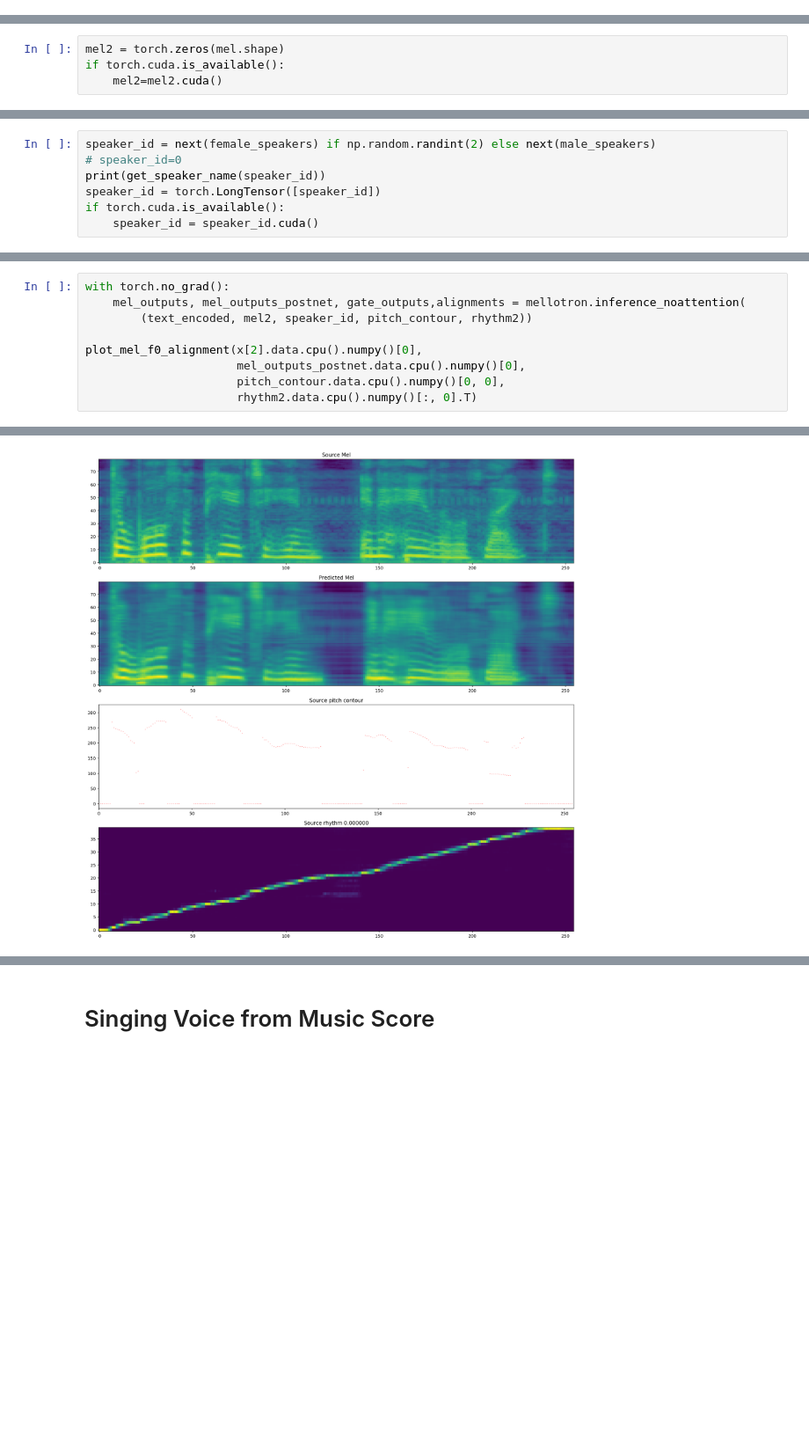
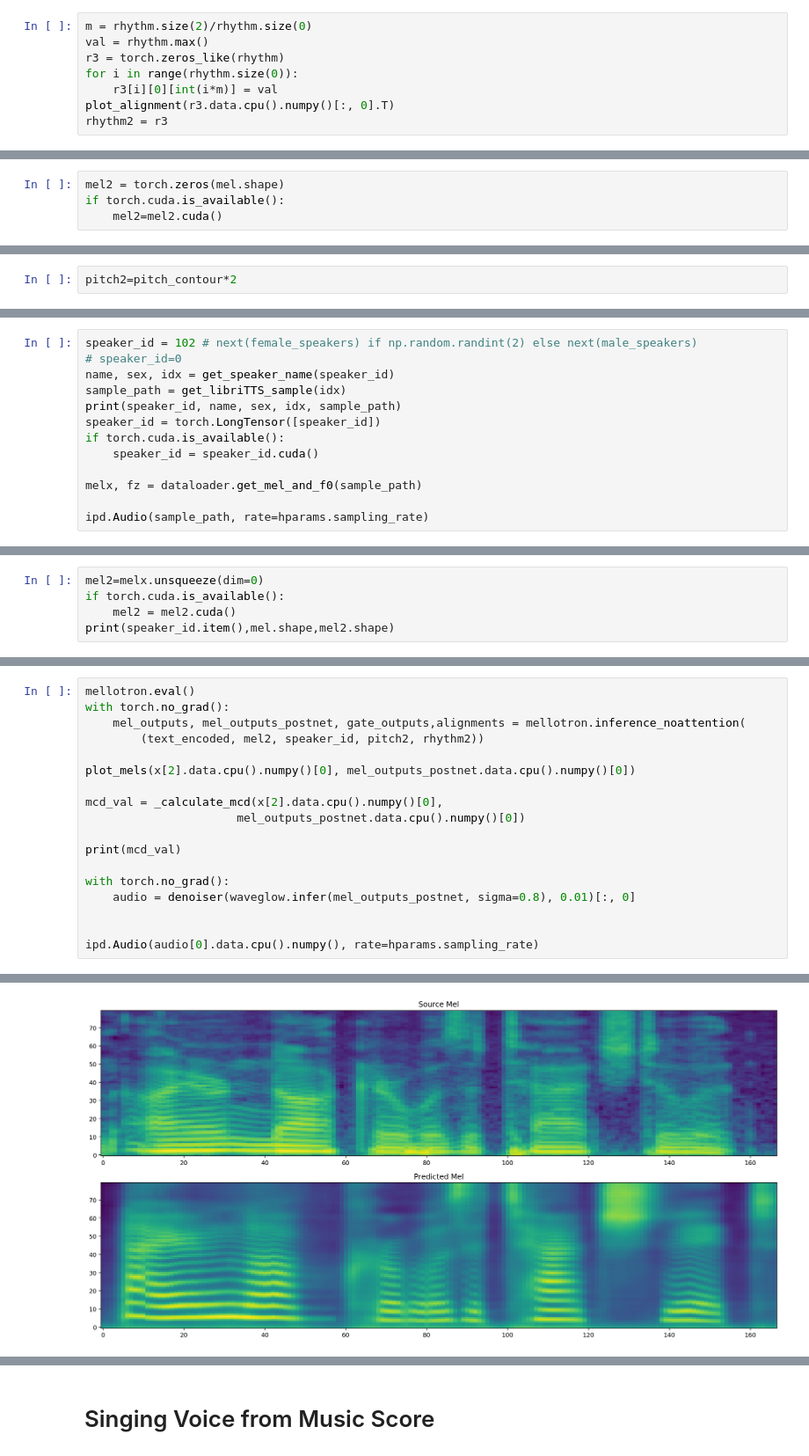
Before and after one commit to pneumoman/mellotron, a Jupyter notebook: inference.ipynb, the cells around one changed output, grey strips where cells are left out. Shown at 88% size. Drawn from its saved outputs; the diff is of its cells as text; blank space fills up the shorter version.

```diff
--- a/inference.ipynb
+++ b/inference.ipynb
@@ -238,0 +317,8 @@ plot_mel_f0_alignment(x[2].data.cpu().numpy()[0],
+# %%
+m = rhythm.size(2)/rhythm.size(0)
+val = rhythm.max()
+r3 = torch.zeros_like(rhythm)
+for i in range(rhythm.size(0)):
+    r3[i][0][int(i*m)] = val
+plot_alignment(r3.data.cpu().numpy()[:, 0].T)
+rhythm2 = r3
@@ -245,0 +333,2 @@ rhythm2=rhythm
+# %%
+pitch2=pitch_contour*2
@@ -246,8 +337,14 @@ rhythm2=rhythm
 # %%
-speaker_id = next(female_speakers) if np.random.randint(2) else next(male_speakers)
+speaker_id = 102 # next(female_speakers) if np.random.randint(2) else next(male_speakers)
 # speaker_id=0
-print(get_speaker_name(speaker_id))
+name, sex, idx = get_speaker_name(speaker_id)
+sample_path = get_libriTTS_sample(idx)
+print(speaker_id, name, sex, idx, sample_path)
 speaker_id = torch.LongTensor([speaker_id])
 if torch.cuda.is_available():
     speaker_id = speaker_id.cuda()
+
+melx, fz = dataloader.get_mel_and_f0(sample_path)
+
+ipd.Audio(sample_path, rate=hparams.sampling_rate)
 # %% [output]
@@ -254,0 +355,5 @@ if torch.cuda.is_available():
+# %%
+mel2=melx.unsqueeze(dim=0)
+if torch.cuda.is_available():
+    mel2 = mel2.cuda()
+print(speaker_id.item(),mel.shape,mel2.shape)
@@ -255,10 +364,19 @@ if torch.cuda.is_available():
 # %%
+mellotron.eval()
 with torch.no_grad():
     mel_outputs, mel_outputs_postnet, gate_outputs,alignments = mellotron.inference_noattention(
-        (text_encoded, mel2, speaker_id, pitch_contour, rhythm2))
+        (text_encoded, mel2, speaker_id, pitch2, rhythm2))
 
-plot_mel_f0_alignment(x[2].data.cpu().numpy()[0],
-                      mel_outputs_postnet.data.cpu().numpy()[0],
-                      pitch_contour.data.cpu().numpy()[0, 0],
-                      rhythm2.data.cpu().numpy()[:, 0].T)
+plot_mels(x[2].data.cpu().numpy()[0], mel_outputs_postnet.data.cpu().numpy()[0])
+
+mcd_val = _calculate_mcd(x[2].data.cpu().numpy()[0],
+                      mel_outputs_postnet.data.cpu().numpy()[0])
+
+print(mcd_val)
+
+with torch.no_grad():
+    audio = denoiser(waveglow.infer(mel_outputs_postnet, sigma=0.8), 0.01)[:, 0]
+
+
+ipd.Audio(audio[0].data.cpu().numpy(), rate=hparams.sampling_rate)
 # %% [output]
@@ -265 +385 @@ plot_mel_f0_alignment(x[2].data.cpu().numpy()[0],
-[figure, old version]
+[figure, new version]
```
Also changed, not shown: parts of 40 cells of this notebook, 3 other files.
